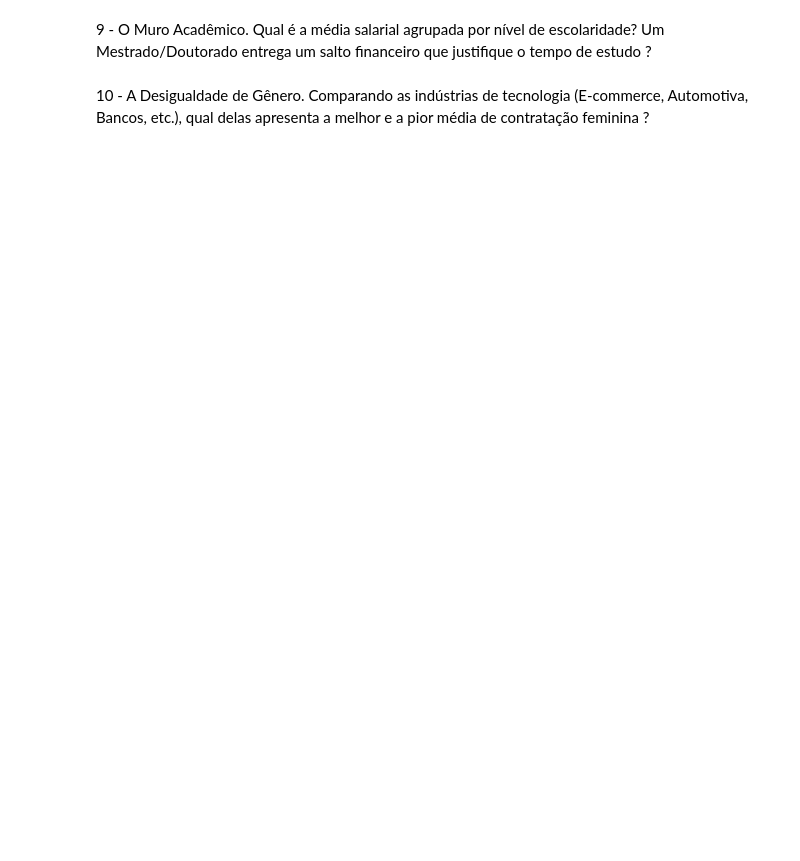
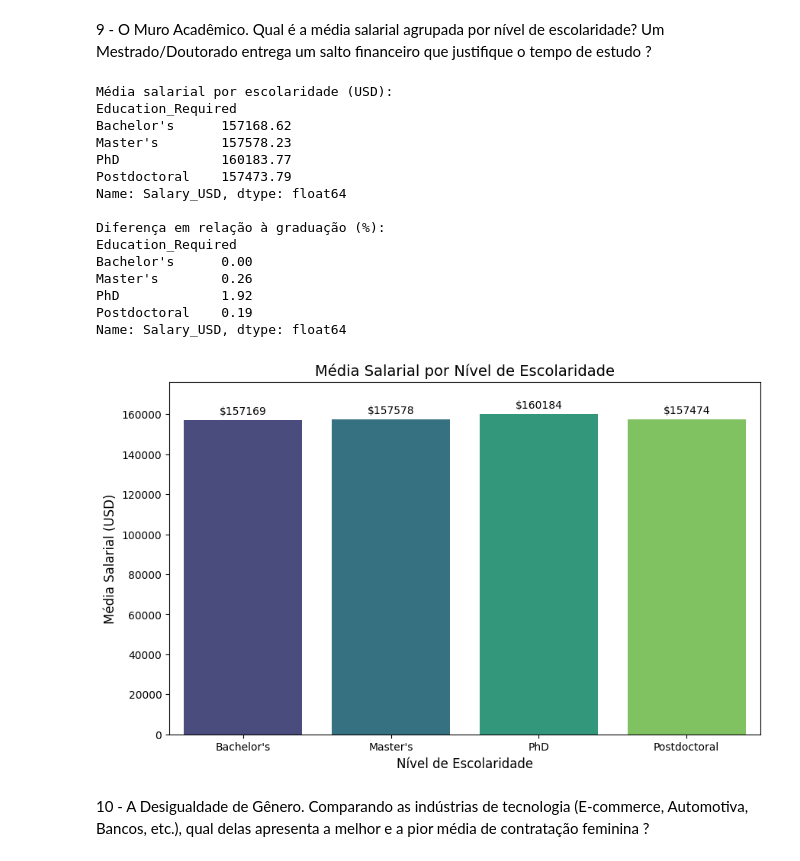
Before and after one commit to GabrielFaria1509/C11, a Jupyter notebook: Atividades/Projeto1.ipynb, the cells around one changed output. Cells and saved outputs as stored; diff of their text form; code cells hidden in the pictures; blank space fills up the shorter version.

```diff
--- a/Atividades/Projeto1.ipynb
+++ b/Atividades/Projeto1.ipynb
@@ -311,4 +350,56 @@ Conclusão: Apesar de as medianas salariais se manterem semelhantes entre os dif
 # %% [markdown]
 9 - O Muro Acadêmico. Qual é a média salarial agrupada por nível de escolaridade? Um Mestrado/Doutorado entrega um salto financeiro que justifique o tempo de estudo ?
+# %%
+#ordem lógica dos níveis de escolaridade (do menor para o maior tempo de estudo)
+ordem_escolaridade = ["Bachelor's", "Master's", "PhD", "Postdoctoral"]
+
+#calculando a média salarial por nível de escolaridade, na ordem definida
+media_por_escolaridade = dataset.groupby('Education_Required')['Salary_USD'].mean().reindex(ordem_escolaridade)
+
+#calculando quanto cada nível ganha a mais (em %) em relação à graduação
+base = media_por_escolaridade["Bachelor's"]
+diferenca_percentual = (media_por_escolaridade / base - 1) * 100
+
+print(f"Média salarial por escolaridade (USD): \n{media_por_escolaridade.round(2)}")
+print(f"\nDiferença em relação à graduação (%): \n{diferenca_percentual.round(2)}")
+
+#configurando tamanho da imagem
+plt.figure(figsize=(10, 6))
+
+ax = sns.barplot(
+    x=media_por_escolaridade.index,
+    y=media_por_escolaridade.values,
+    hue=media_por_escolaridade.index,  #barras com cores diferentes
+    palette='viridis'
+)
+
+#escrevendo o valor da média em cima de cada barra
+for container in ax.containers:
+    ax.bar_label(container, fmt='$%.0f', padding=3)
+
+#ajustes de visualização
+plt.title('Média Salarial por Nível de Escolaridade', fontsize=14)
+plt.xlabel('Nível de Escolaridade', fontsize=12)
+plt.ylabel('Média Salarial (USD)', fontsize=12)
+plt.ylim(0, media_por_escolaridade.max() * 1.1)  #espaço para os rótulos
+
+plt.show()
+# %% [output]
+Média salarial por escolaridade (USD):
+Education_Required
+Bachelor's      157168.62
+Master's        157578.23
+PhD             160183.77
+Postdoctoral    157473.79
+Name: Salary_USD, dtype: float64
+
+Diferença em relação à graduação (%):
+Education_Required
+Bachelor's      0.00
+Master's        0.26
+PhD             1.92
+Postdoctoral    0.19
+Name: Salary_USD, dtype: float64
+[figure, added]
 # %% [markdown]
 10 - A Desigualdade de Gênero. Comparando as indústrias de tecnologia (E-commerce, Automotiva, Bancos, etc.), qual delas apresenta a melhor e a pior média de contratação feminina ?
```
Also changed, not shown: parts of 4 cells of this notebook.
